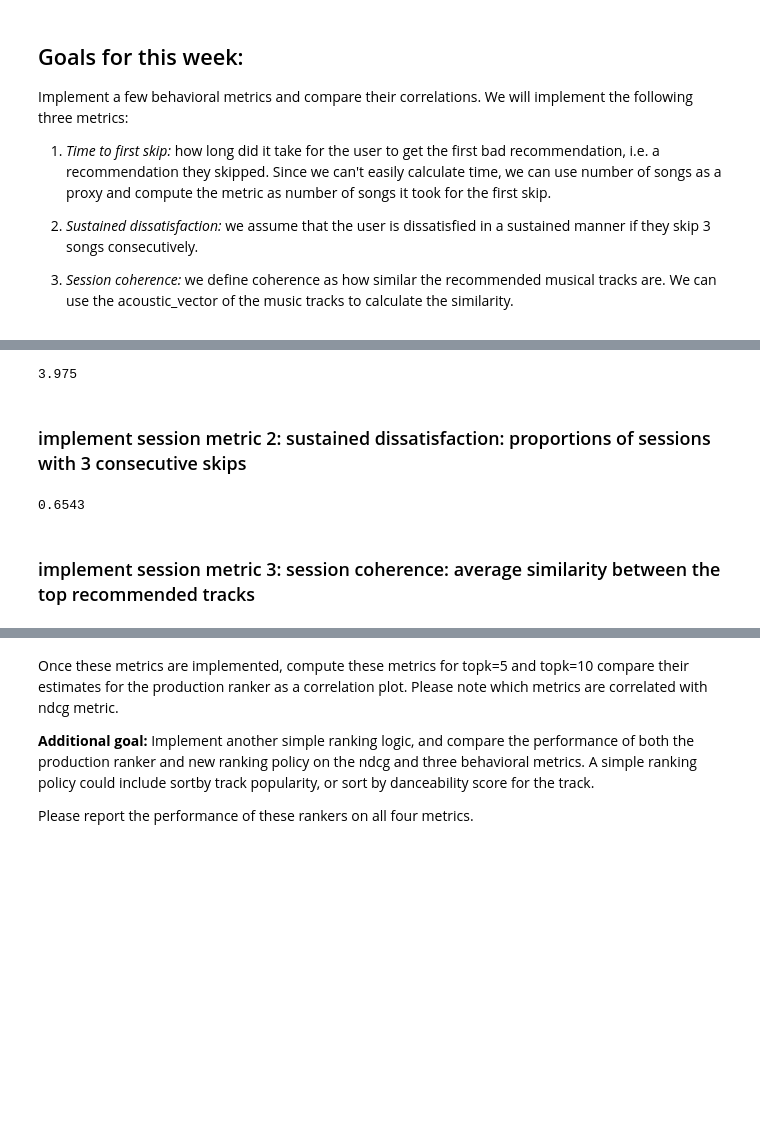
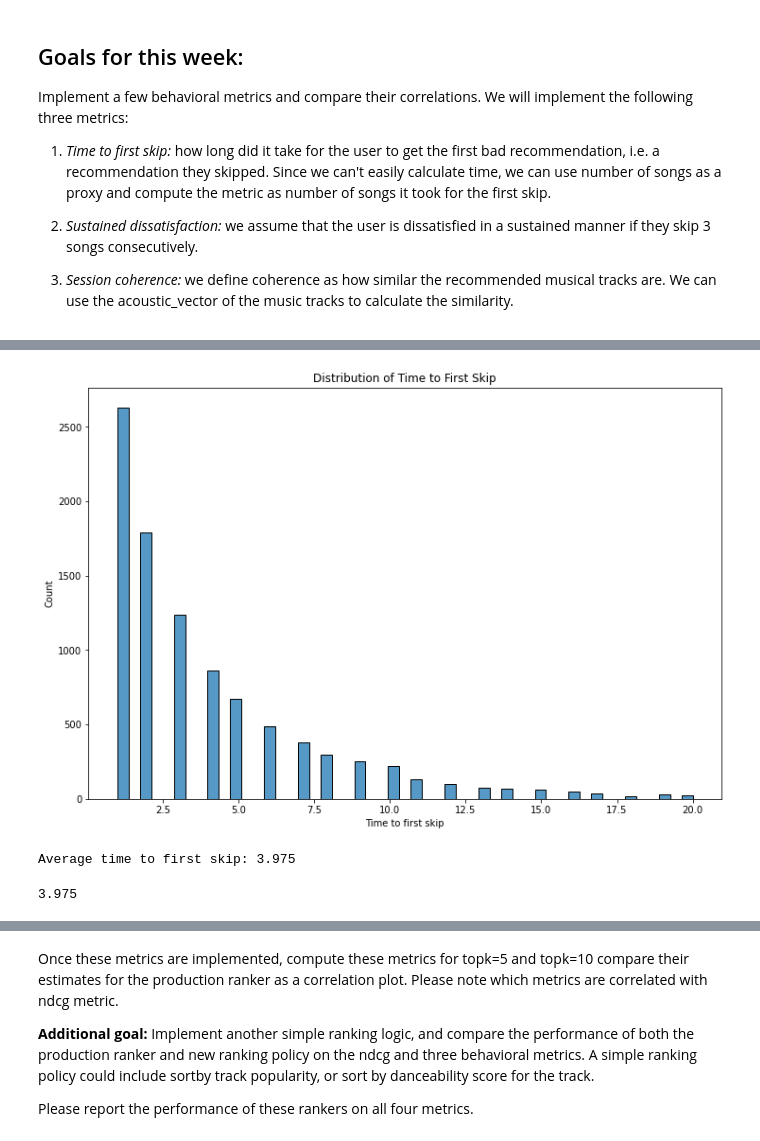
Before and after one commit to mibarguen/recommendations-at-scale, a Jupyter notebook: notebooks/week4_evaluation.ipynb, the cells around one changed output, grey strips where cells are left out. Saved outputs shown, nothing was run; the diff lists cells and outputs as text; code cells hidden in the pictures; blank space fills up the shorter version.

```diff
--- a/notebooks/week4_evaluation.ipynb
+++ b/notebooks/week4_evaluation.ipynb
@@ -174,3 +164,18 @@ Average time to first skip: 3.975
+# %%
+observed_skip_df = df[df['observed_first_skip'] == True]
+
+
+fig, ax = plt.subplots(figsize=(12, 8))
+sns.histplot(observed_skip_df['last_track_num'])
+ax.set_title('Distribution of Time to First Skip')
+ax.set_xlabel('Time to first skip')
+plt.show();
+# %% [output]
+[figure, added]
+# %%
+print(f'Average time to first skip: {round(observed_skip_df["last_track_num"].mean(), 3)}')
+# %% [output]
+Average time to first skip: 3.975
 # %%
 # implement session metric 1: time to first skip (number of songs to first skip)
 
@@ -178,19 +183,3 @@ time_to_first_skip =  get_time_to_first_skip(log)
 print(round(time_to_first_skip['session_position'].mean(), 3))
 # %% [output]
 3.975
-# %% [markdown]
-### implement session metric 2: sustained dissatisfaction: proportions of sessions with 3 consecutive skips
-# %%
-# implement session metric 2: sustained dissatisfaction: proportions of sessions with 3 consecutive skips
-log['lag_skip_1'] = log.groupby('session_id')['skip_1'].shift(-1)
-log['lead_skip_1'] = log.groupby('session_id')['skip_1'].shift(1)
-
-sustained_dissatisfaction_users = log[(log['skip_1'] == 1) &
-                                     (log['lag_skip_1'] == 1) &
-                                     (log['lead_skip_1'] == 1)]
-
-sustained_dissatisfaction_users['session_id'].nunique() / log['session_id'].nunique()
-# %% [output]
-0.6543
-# %% [markdown]
-### implement session metric 3: session coherence: average similarity between the top recommended tracks
```
Also changed, not shown: parts of 35 cells of this notebook.
